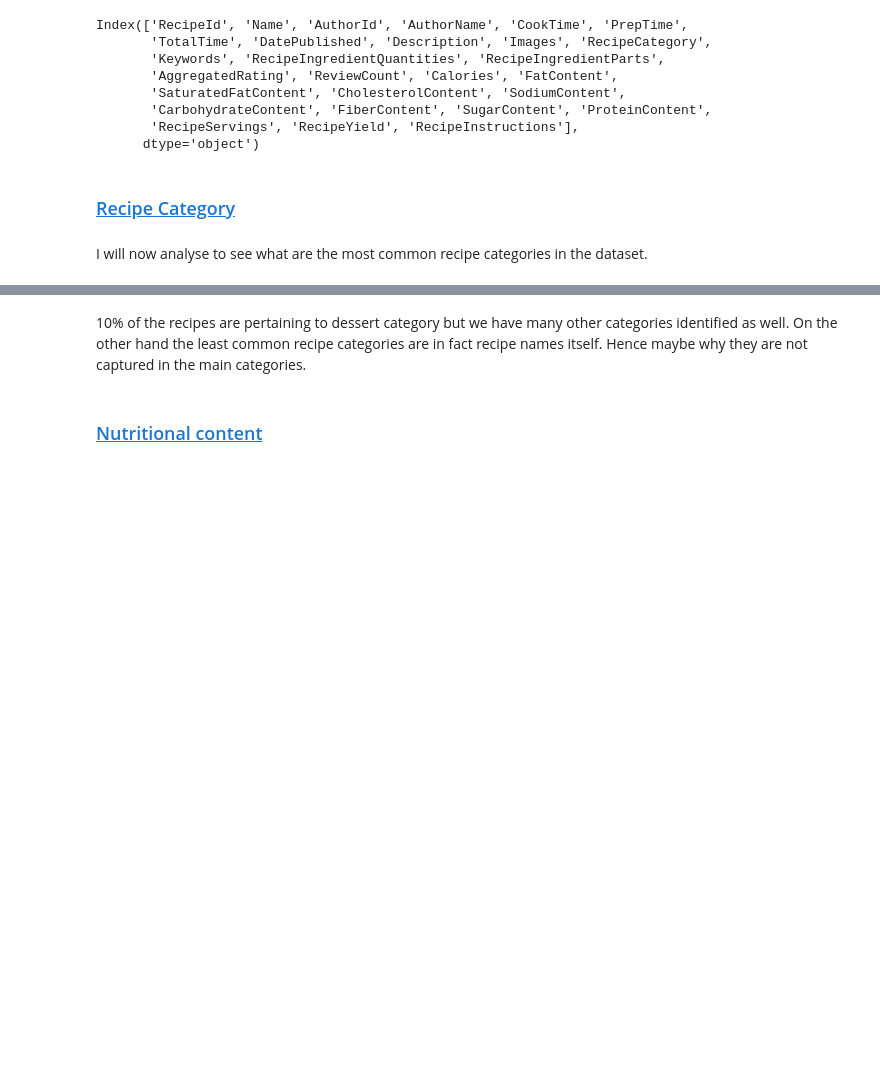
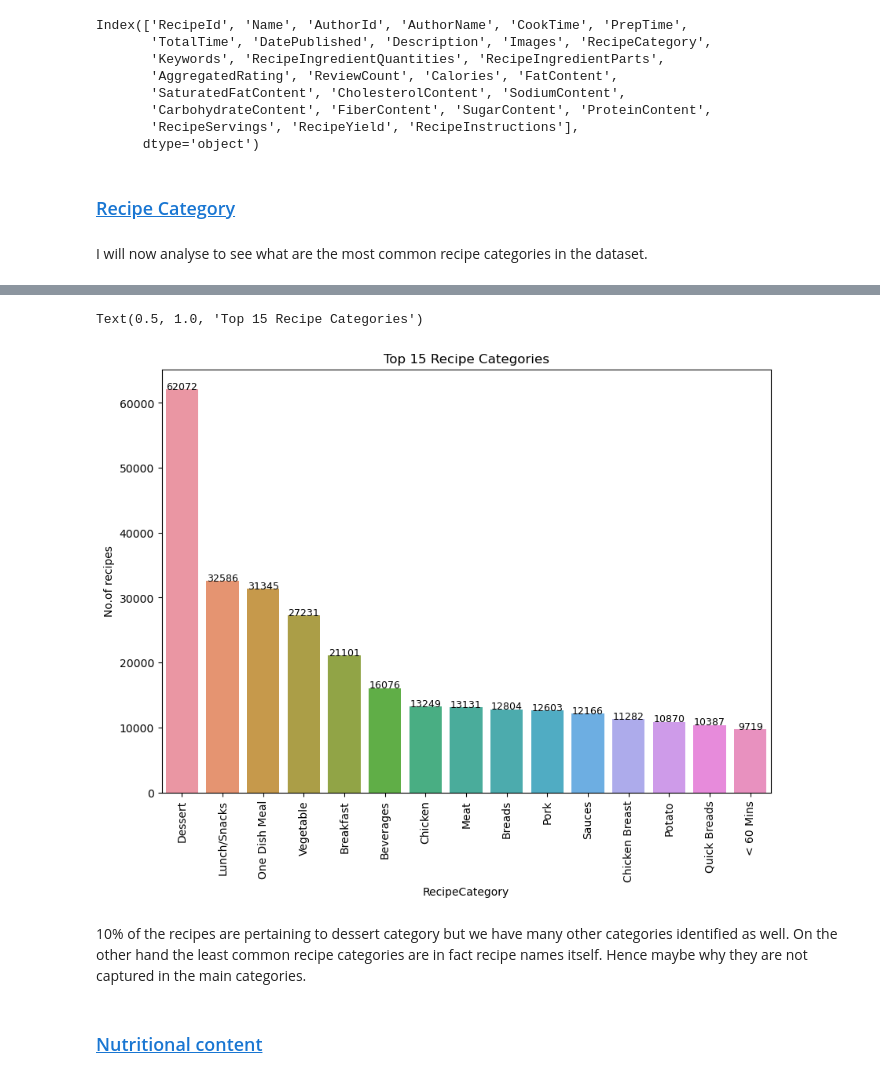
Before and after one commit to anupa-jayakody/Capstone_v3, a Jupyter notebook: Notebooks/Capstone_v3 - EDA.ipynb, the cells around one changed output, grey strips where cells are left out. Saved outputs shown, nothing was run; the diff lists cells and outputs as text; code cells hidden in the pictures; blank space fills up the shorter version.

```diff
--- a/Notebooks/Capstone_v3 - EDA.ipynb
+++ b/Notebooks/Capstone_v3 - EDA.ipynb
@@ -285,3 +285,23 @@ plt.show()
+# %%
+plt.figure(figsize=(10,7))
+
+
+ax= sns.barplot(data=top_categories, x='RecipeCategory', y= 'RecipeId') #barplot axis
+plt.xticks(rotation=90)
+
+for bar in ax.patches: #labels
+    data_values= "{:.0f}".format(bar.get_height())
+    ax.text(bar.get_x() + bar.get_width()/2,  #label positions
+            bar.get_y() + bar.get_height(),
+            s=f'{data_values}',  #displaying the dynamic labels
+            ha='center', #position
+            color='black', #color
+            size=9) #size
+plt.ylabel('No.of recipes') #ylabel
+plt.title('Top 15 Recipe Categories') #title
+# %% [output]
+Text(0.5, 1.0, 'Top 15 Recipe Categories')
+[figure, added]
 # %% [markdown]
 10% of the recipes are pertaining to dessert category but we have many other categories identified as well. On the other hand the least common recipe categories are in fact recipe names itself. Hence maybe why they are not captured in the main categories.
 # %% [markdown]
```
Also changed, not shown: parts of 12 cells of this notebook, 1 other file.
